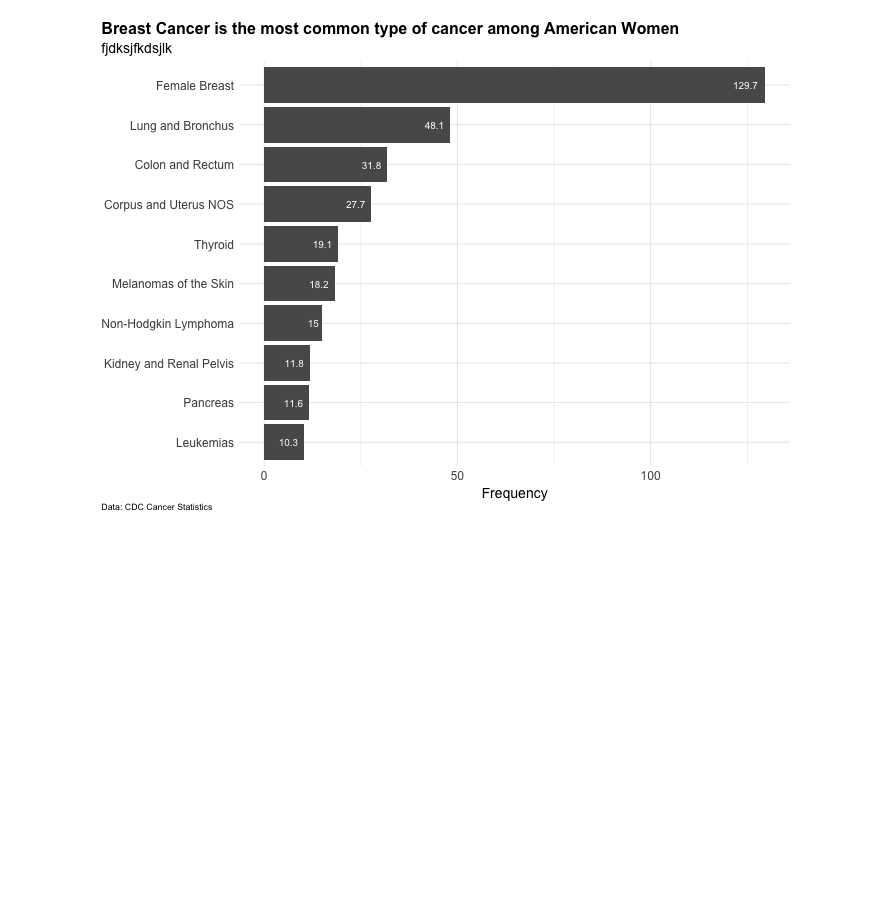
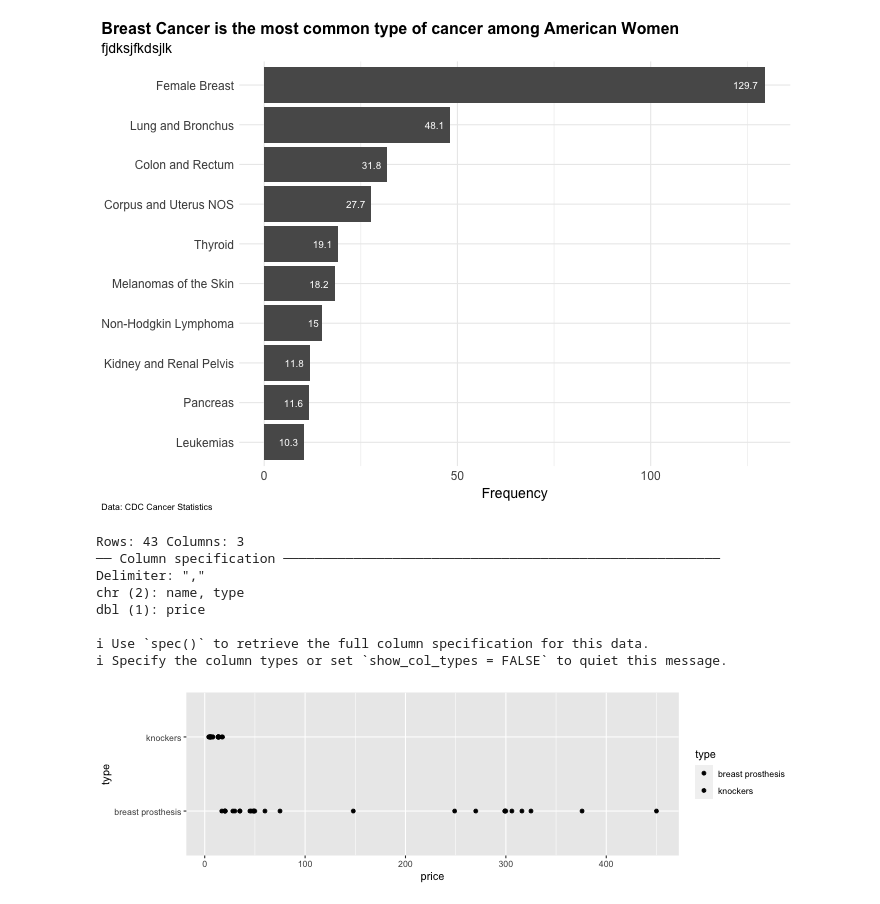
Before and after one commit to laurabejder/knitting_project, a Jupyter notebook: visualization.ipynb, the cells around one changed output. Cells and saved outputs as stored; diff of their text form; code cells hidden in the pictures; blank space fills up the shorter version.

Commit message:
updated data analysis

```diff
--- a/visualization.ipynb
+++ b/visualization.ipynb
@@ -144,3 +144,20 @@ dbl (4): Year, Age-Adjusted Rate, Case Count, Population
 ℹ Use `spec()` to retrieve the full column specification for this data.
 ℹ Specify the column types or set `show_col_types = FALSE` to quiet this message.
 [figure]
+# %%
+%%R -h 200 -w 700
+
+df <- read_csv('data/comparison.csv')
+
+ggplot(df, aes(x = price, y = type, fill = type)) +
+    geom_point()
+# %% [output]
+Rows: 43 Columns: 3
+── Column specification ────────────────────────────────────────────────────────
+Delimiter: ","
+chr (2): name, type
+dbl (1): price
+
+ℹ Use `spec()` to retrieve the full column specification for this data.
+ℹ Specify the column types or set `show_col_types = FALSE` to quiet this message.
+[figure, added]
```
Also changed, not shown: 2 other files.
